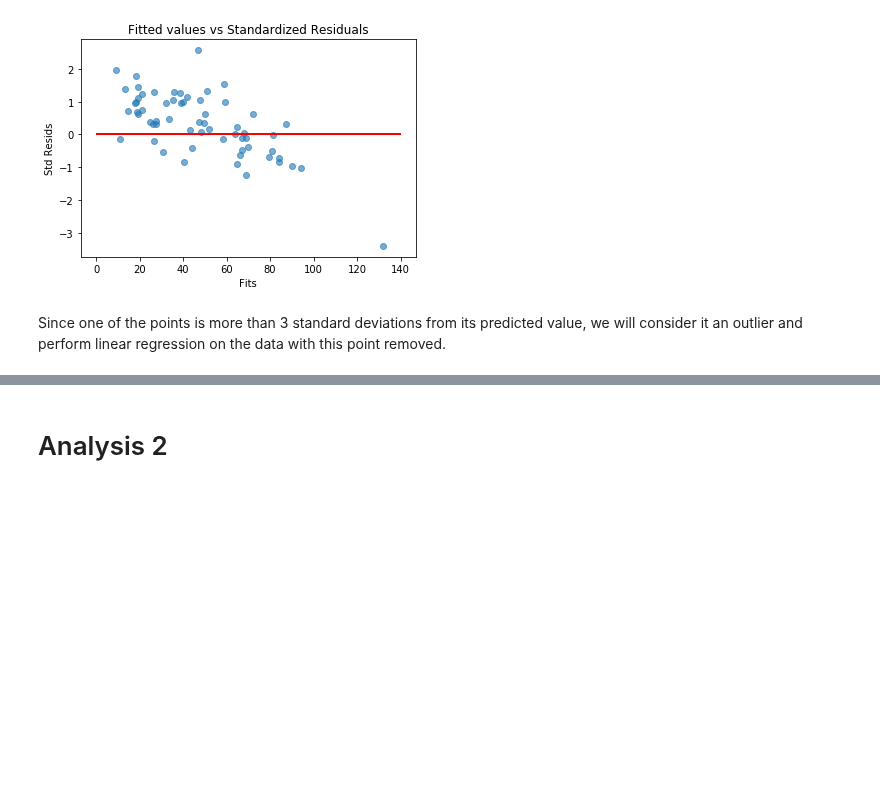
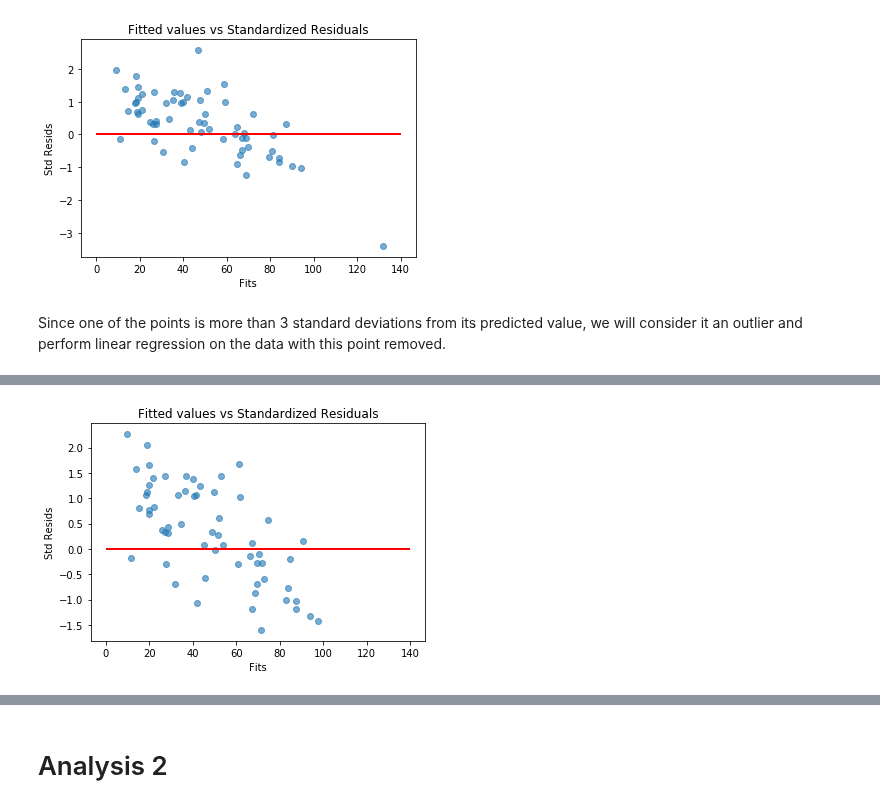
Before and after one commit to tklausner/info2950-project, a Jupyter notebook: INFO2950_Project.ipynb, the cells around one changed output, grey strips where cells are left out. Drawn from its saved outputs; the diff is of its cells as text; code cells hidden in the pictures; blank space fills up the shorter version.

```diff
--- a/INFO2950_Project.ipynb
+++ b/INFO2950_Project.ipynb
@@ -528,0 +469,7 @@ data_no_o = data[abs(student_residuals) <= 3]
+# %%
+data_no_outliers = data[abs(student_residuals) <= 2.2]
+model_pc2 = sm.OLS(data_no_outliers['phone_cost'], data_no_outliers['food_expenditure']).fit()
+# %%
+z =plotreg_resid(model_pc2, 'food_expenditure', 'phone_cost')
+# %% [output]
+[figure, added]
```
Also changed, not shown: parts of 15 cells of this notebook.
